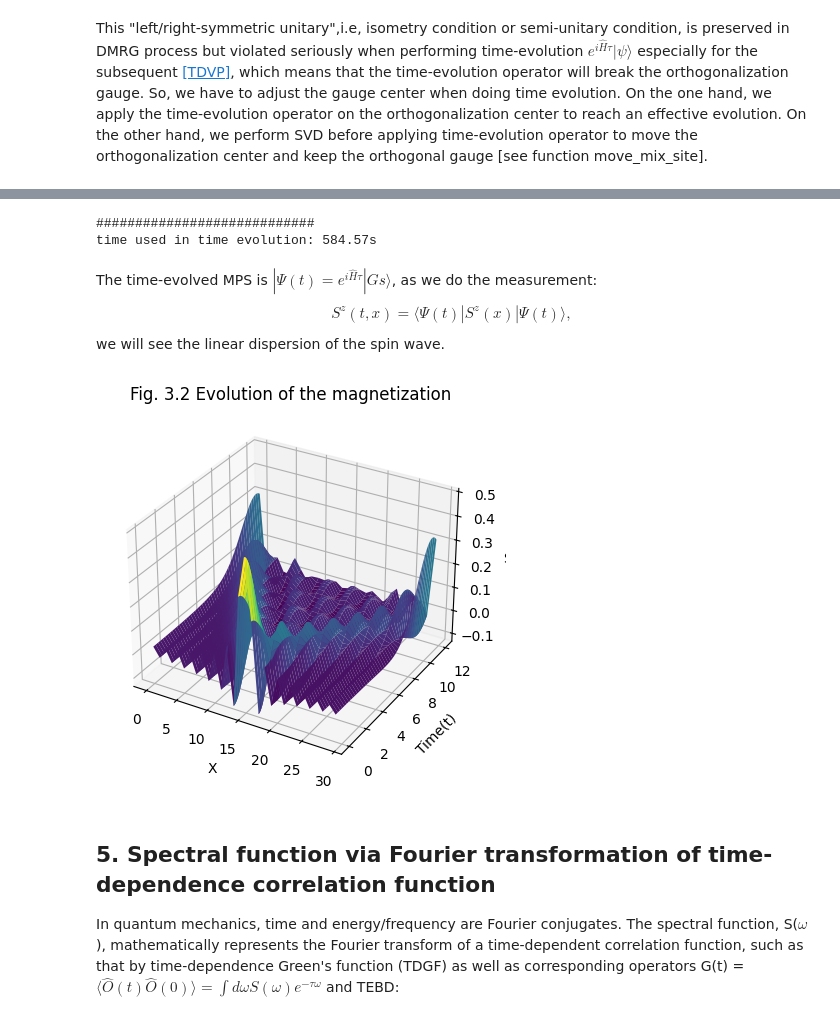
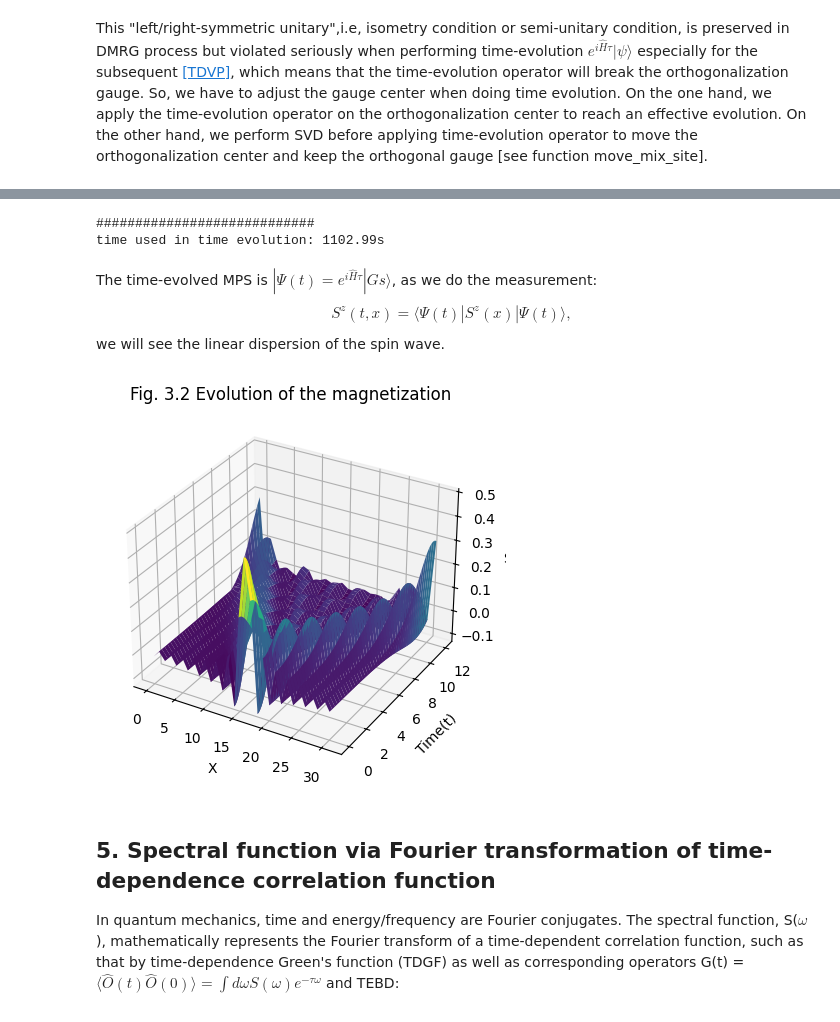
Before and after one commit to DavidGoing/DMRG, a Jupyter notebook: DMRG_TEBD.ipynb, the cells around one changed output, grey strips where cells are left out. Cells and saved outputs as stored; diff of their text form; code cells hidden in the pictures.

```diff
--- a/DMRG_TEBD.ipynb
+++ b/DMRG_TEBD.ipynb
@@ -203,7 +203,7 @@ def two_site_dmrg(MPS, MPO, m, sweeps):
 
 
 d = 2  # local bond dimension
-N = 30  # number of sites
+N = 32  # number of sites
 D = 20 # virtue bond dimension
 
 InitialA1 = np.zeros((d, 1, 1))
@@ -577,7 +577,7 @@ end = perf_counter()
 print('time used in time evolution: {:.2f}s'.format(end-start))
 # %% [output]
 ############################
-time used in time evolution: 584.57s
+time used in time evolution: 1102.99s
 # %% [markdown]
 
 The time-evolved MPS is $|\Psi(t) = e^{i\hat{H}\tau}|Gs\rangle$, as we do the measurement:
@@ -586,25 +586,26 @@ S^z(t,x) = \langle \Psi(t)| S^z(x)|\Psi(t)\rangle,
 $$
 we will see the linear dispersion of the spin wave.
 # %%
-
-X = np.outer(np.linspace(0, N - 1, N), np.ones(time_slice + 1))
-T = np.outer(np.ones(N), np.linspace(0, tau*time_slice, time_slice + 1))
-SzMatrix = np.transpose(np.array(Evolution_Sz).real)
+stride = max(1, (time_slice+1)//200)
+t_idx = np.arange(0,time_slice + 1, stride)
+X = np.outer(np.linspace(0, N - 1, N), np.ones(len(t_idx)))
+T = np.outer(np.ones(N), tau * t_idx)
+SzMatrix = np.transpose(np.array(Evolution_Sz[t_idx]).real)
 fig = plt.figure()
 ax = plt.axes(projection='3d')
 ax.plot_surface(X, T, SzMatrix, cmap='viridis', edgecolor='none')
 ax.set_xlabel("X")
 ax.set_ylabel("Time(t)")
 ax.set_zlabel("Sz")
 # plt.xticks([0,10,20,30,40],[0,10,20,30,40],fontsize=12)
 # plt.yticks([0,2,4,6,8],[0,2,4,6,8],fontsize=12)
 # plt.zticks([-0.1,0,0.1,0.2,0.3,0.4,0.5],[-0.1,0,0.1,0.2,0.3,0.4,0.5],fontsize=12)
 ax.set_title('Fig. 3.2 Evolution of the magnetization')
 plt.show()
 plt.close()
 # fig.savefig("Evolution of the magnetization_me")
 # %% [output]
-[figure, old version]
+[figure, new version]
 # %% [markdown]
 ## 5. Spectral function via Fourier transformation of time-dependence correlation function
 
```
Also changed, not shown: parts of 6 cells of this notebook.
